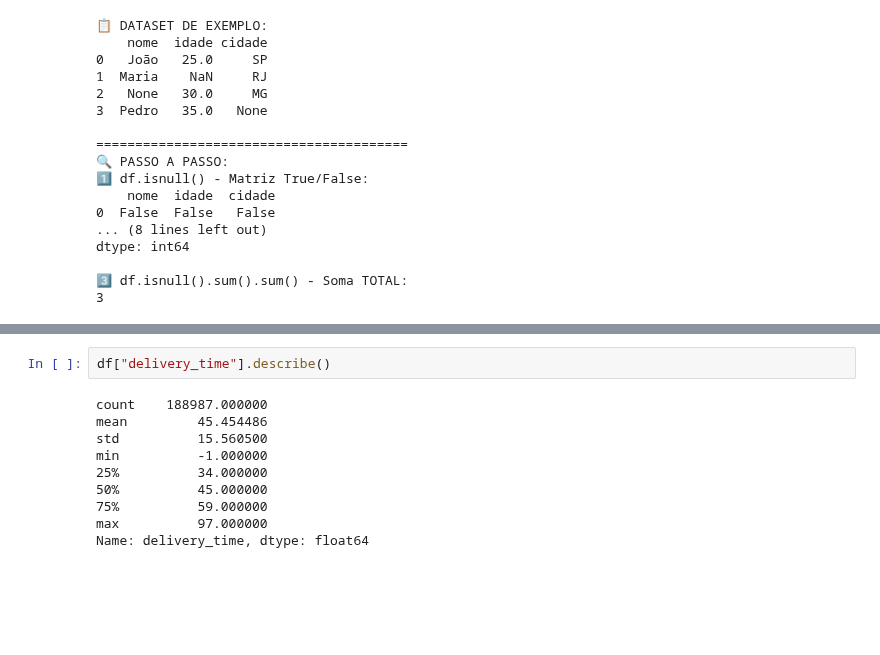
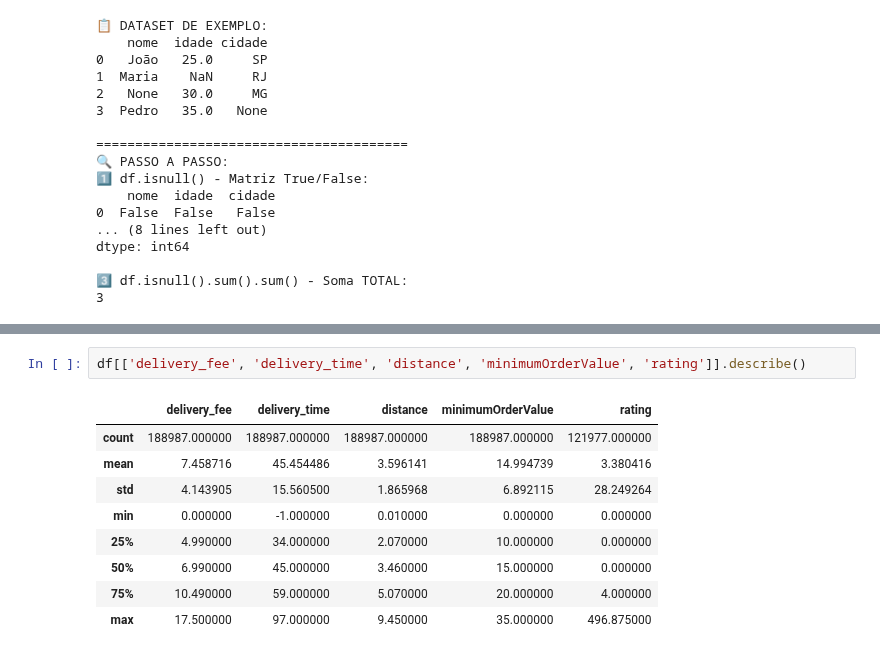
Before and after one commit to Laurentius96/DNC-DataScience, a Jupyter notebook: Materia_7-Estatistica/Aulas/DNC_DSM7_PopulacaoAmostra.ipynb, the cells around one changed output, grey strips where cells are left out. Saved outputs shown, nothing was run; the diff lists cells and outputs as text; blank space fills up the shorter version.

```diff
--- a/Materia_7-Estatistica/Aulas/DNC_DSM7_PopulacaoAmostra.ipynb
+++ b/Materia_7-Estatistica/Aulas/DNC_DSM7_PopulacaoAmostra.ipynb
@@ -842,12 +859,12 @@ except Exception as e:
 # %%
-df["delivery_time"].describe()
+df[['delivery_fee', 'delivery_time', 'distance', 'minimumOrderValue', 'rating']].describe()
 # %% [output]
-count    188987.000000
-mean         45.454486
-std          15.560500
-min          -1.000000
-25%          34.000000
-50%          45.000000
-75%          59.000000
-max          97.000000
-Name: delivery_time, dtype: float64
+|  | delivery_fee | delivery_time | distance | minimumOrderValue | rating |
+| count | 188987.000000 | 188987.000000 | 188987.000000 | 188987.000000 | 121977.000000 |
+| mean | 7.458716 | 45.454486 | 3.596141 | 14.994739 | 3.380416 |
+| std | 4.143905 | 15.560500 | 1.865968 | 6.892115 | 28.249264 |
+| min | 0.000000 | -1.000000 | 0.010000 | 0.000000 | 0.000000 |
+| 25% | 4.990000 | 34.000000 | 2.070000 | 10.000000 | 0.000000 |
+| 50% | 6.990000 | 45.000000 | 3.460000 | 15.000000 | 0.000000 |
+| 75% | 10.490000 | 59.000000 | 5.070000 | 20.000000 | 4.000000 |
+| max | 17.500000 | 97.000000 | 9.450000 | 35.000000 | 496.875000 |
```
Also changed, not shown: parts of 2 cells of this notebook.
